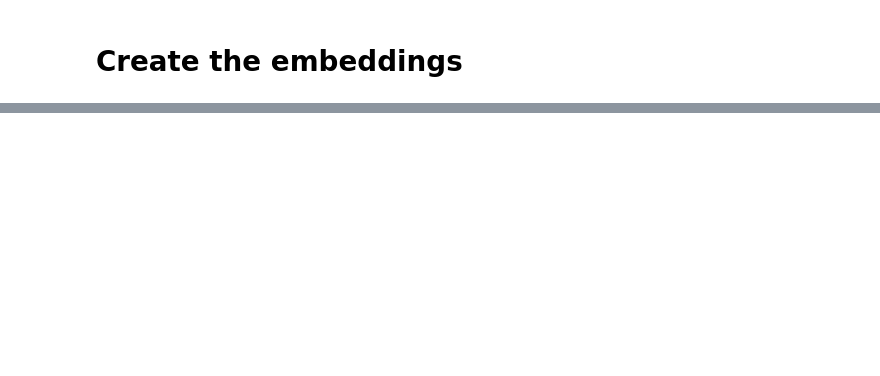
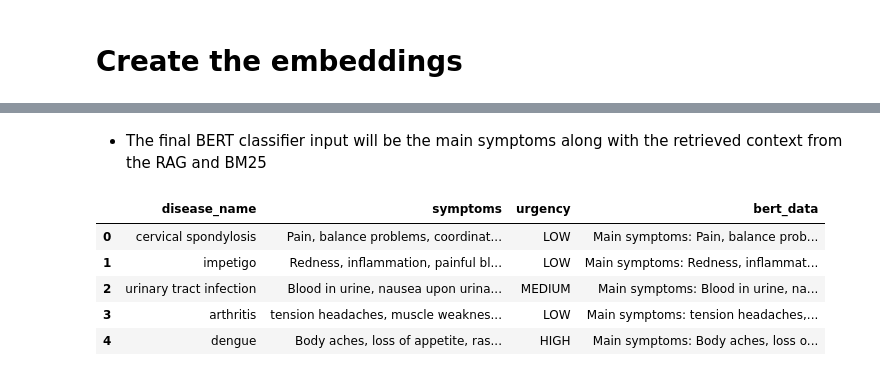
Before and after one commit to Ondralol/local-medical-triage-assistant, a Jupyter notebook: notebooks/data_processing.ipynb, the cells around one changed output, grey strips where cells are left out. Drawn from its saved outputs; the diff is of its cells as text; code cells hidden in the pictures; blank space fills up the shorter version.

```diff
--- a/notebooks/data_processing.ipynb
+++ b/notebooks/data_processing.ipynb
@@ -322,0 +424,38 @@ combined_query("Headache, feeling weak, sore throat, cough, really tired, runny
+# %%
+# Concatenate datset one and two to combine then
+import pandas as pd
+
+cols = ["disease_name", "symptoms"]
+
+df_combined = pd.concat(
+    [dataset_one_full[cols], dataset_two[cols]],
+    ignore_index=True
+)
+
+#df_combined = dataset_one_full
+
+display(df_combined.head())
+print(df_combined.shape)
+print(df_combined["disease_name"].nunique())
+print(df_combined["disease_name"].unique())
+
+# There are some duplicates, lets fix that and also some typos in the dataset
+# Also in one dataset there is gerd and in the other "gastroesophageal reflux disease", even tho its the same disease
+
+alias_map = {
+    "gerd": "gastroesophageal reflux disease",
+    "peptic ulcer diseae": "peptic ulcer disease",
+}
+df_combined["disease_name"] = (
+    df_combined["disease_name"]
+    .str.strip()
+    .str.lower()
+    .str.replace("_", " ")
+    .replace(alias_map)
+)
+
+print(f"Processed {50 * "-"}")
+print(df_combined.shape)
+print(df_combined["disease_name"].nunique())
+print(df_combined["disease_name"].unique())
+print(df_combined["symptoms"].unique())
@@ -322,0 +587,16 @@ combined_query("Headache, feeling weak, sore throat, cough, really tired, runny
+# %% [markdown]
+- The final BERT classifier input will be the main symptoms along with the retrieved context from the RAG and BM25
+# %%
+def create_bert_data(user_input):
+    query = f"Main symptoms: {user_input} + Retrieved context: {combined_query_processed(user_input, disease_name = False)}"
+    return query
+
+df_combined["bert_data"] = df_combined["symptoms"].progress_map(create_bert_data)
+display(df_combined.head())
+# %% [output]
+|  | disease_name | symptoms | urgency | bert_data |
+| 0 | cervical spondylosis | Pain, balance problems, coordinat... | LOW | Main symptoms: Pain, balance prob... |
+| 1 | impetigo | Redness, inflammation, painful bl... | LOW | Main symptoms: Redness, inflammat... |
+| 2 | urinary tract infection | Blood in urine, nausea upon urina... | MEDIUM | Main symptoms: Blood in urine, na... |
+| 3 | arthritis | tension headaches, muscle weaknes... | LOW | Main symptoms: tension headaches,... |
+| 4 | dengue | Body aches, loss of appetite, ras... | HIGH | Main symptoms: Body aches, loss o... |
```
Also changed, not shown: parts of 31 cells of this notebook, 1 other file.
